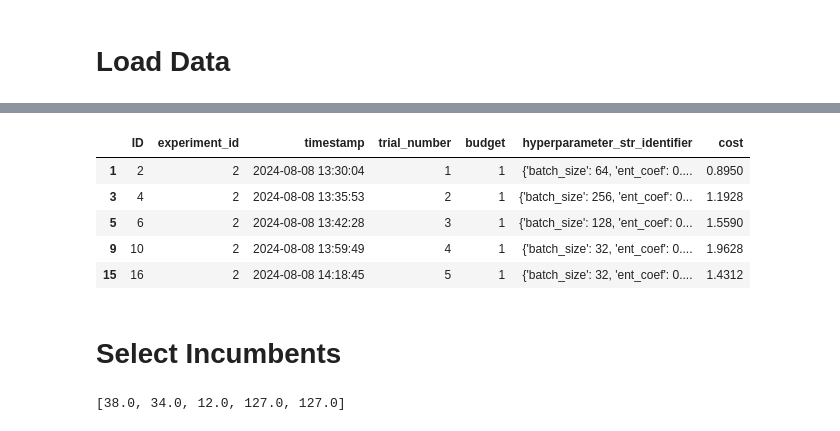
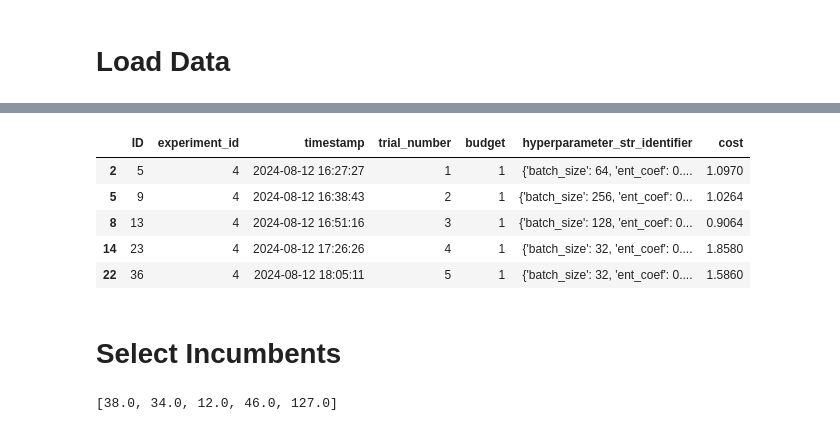
Before and after one commit to automl/GrowNN, a Jupyter notebook: plotting/net2deeper/plot_training_process.ipynb, the cells around one changed output, grey strips where cells are left out. Saved outputs shown, nothing was run; the diff lists cells and outputs as text; code cells hidden in the pictures.

```diff
--- a/plotting/net2deeper/plot_training_process.ipynb
+++ b/plotting/net2deeper/plot_training_process.ipynb
@@ -93,7 +93,7 @@ baseline_depth_4_callback_data.head()
 | 3 | 11 | 4 | 2024-08-06 11:53:04 | 4 | None | {'batch_size': 32, 'ent_coef': 0.... | 1.7846 |
 | 4 | 12 | 4 | 2024-08-06 13:16:26 | 5 | None | {'batch_size': 32, 'ent_coef': 0.... | 1.7510 |
 # %%
-net2deeper_smac_callback_data = get_logtable(database_name=database_name, table_name="net2deeper_budget200", logtable_name="smac_callbacks")
+net2deeper_smac_callback_data = get_logtable(database_name=database_name, table_name="net2deeper_budget200_final", logtable_name="smac_callbacks")
 net2deeper_smac_callback_data_depth_4 = net2deeper_smac_callback_data[net2deeper_smac_callback_data["experiment_id"] == 1]
 net2deeper_smac_callback_data_depth_4.head()
 # %% [output]
@@ -123,13 +123,13 @@ net2deeper_smac_callback_data_depth_4.head()
 # %%
-net2deeper_smac_callback_data_depth_2 = net2deeper_smac_callback_data[net2deeper_smac_callback_data["experiment_id"] == 2]
+net2deeper_smac_callback_data_depth_2 = net2deeper_smac_callback_data[net2deeper_smac_callback_data["experiment_id"] == 4]
 net2deeper_smac_callback_data_depth_2.head()
 # %% [output]
 |  | ID | experiment_id | timestamp | trial_number | budget | hyperparameter_str_identifier | cost |
-| 1 | 2 | 2 | 2024-08-08 13:30:04 | 1 | 1 | {'batch_size': 64, 'ent_coef': 0.... | 0.8950 |
-| 3 | 4 | 2 | 2024-08-08 13:35:53 | 2 | 1 | {'batch_size': 256, 'ent_coef': 0... | 1.1928 |
-| 5 | 6 | 2 | 2024-08-08 13:42:28 | 3 | 1 | {'batch_size': 128, 'ent_coef': 0... | 1.5590 |
-| 9 | 10 | 2 | 2024-08-08 13:59:49 | 4 | 1 | {'batch_size': 32, 'ent_coef': 0.... | 1.9628 |
-| 15 | 16 | 2 | 2024-08-08 14:18:45 | 5 | 1 | {'batch_size': 32, 'ent_coef': 0.... | 1.4312 |
+| 2 | 5 | 4 | 2024-08-12 16:27:27 | 1 | 1 | {'batch_size': 64, 'ent_coef': 0.... | 1.0970 |
+| 5 | 9 | 4 | 2024-08-12 16:38:43 | 2 | 1 | {'batch_size': 256, 'ent_coef': 0... | 1.0264 |
+| 8 | 13 | 4 | 2024-08-12 16:51:16 | 3 | 1 | {'batch_size': 128, 'ent_coef': 0... | 0.9064 |
+| 14 | 23 | 4 | 2024-08-12 17:26:26 | 4 | 1 | {'batch_size': 32, 'ent_coef': 0.... | 1.8580 |
+| 22 | 36 | 4 | 2024-08-12 18:05:11 | 5 | 1 | {'batch_size': 32, 'ent_coef': 0.... | 1.5860 |
 # %% [markdown]
 # Select Incumbents
 # %%
@@ -162,7 +162,7 @@ max_trial_number = [
 ]
 max_trial_number
 # %% [output]
-[38.0, 34.0, 12.0, 127.0, 127.0]
+[38.0, 34.0, 12.0, 46.0, 127.0]
 # %%
 baseline_depth_1_callback_data["environment_interactions"] = baseline_depth_1_callback_data["trial_number"] * 2000000 + 2000000
 baseline_depth_2_callback_data["environment_interactions"] = baseline_depth_2_callback_data["trial_number"] * 2000000 + 2000000
```
Also changed, not shown: parts of 8 cells of this notebook, 17 other files.
